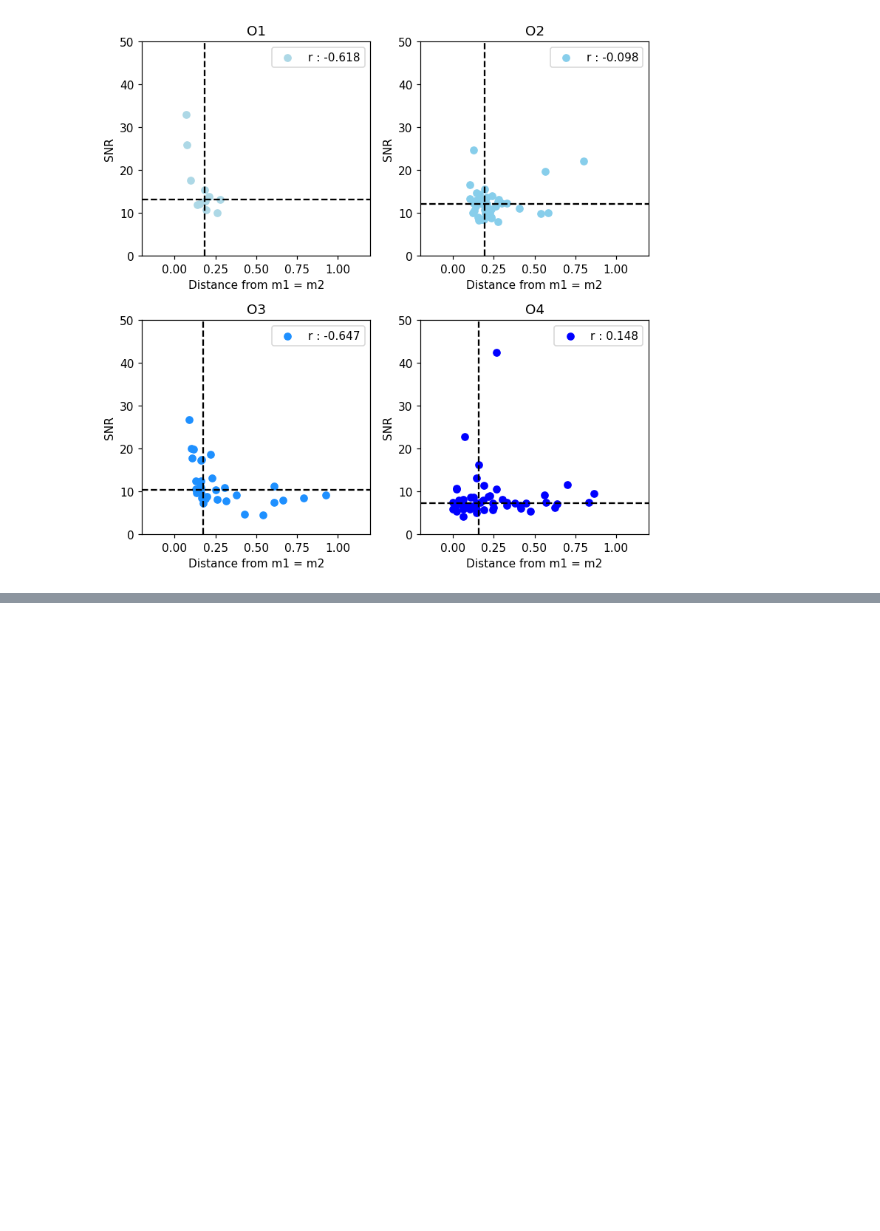
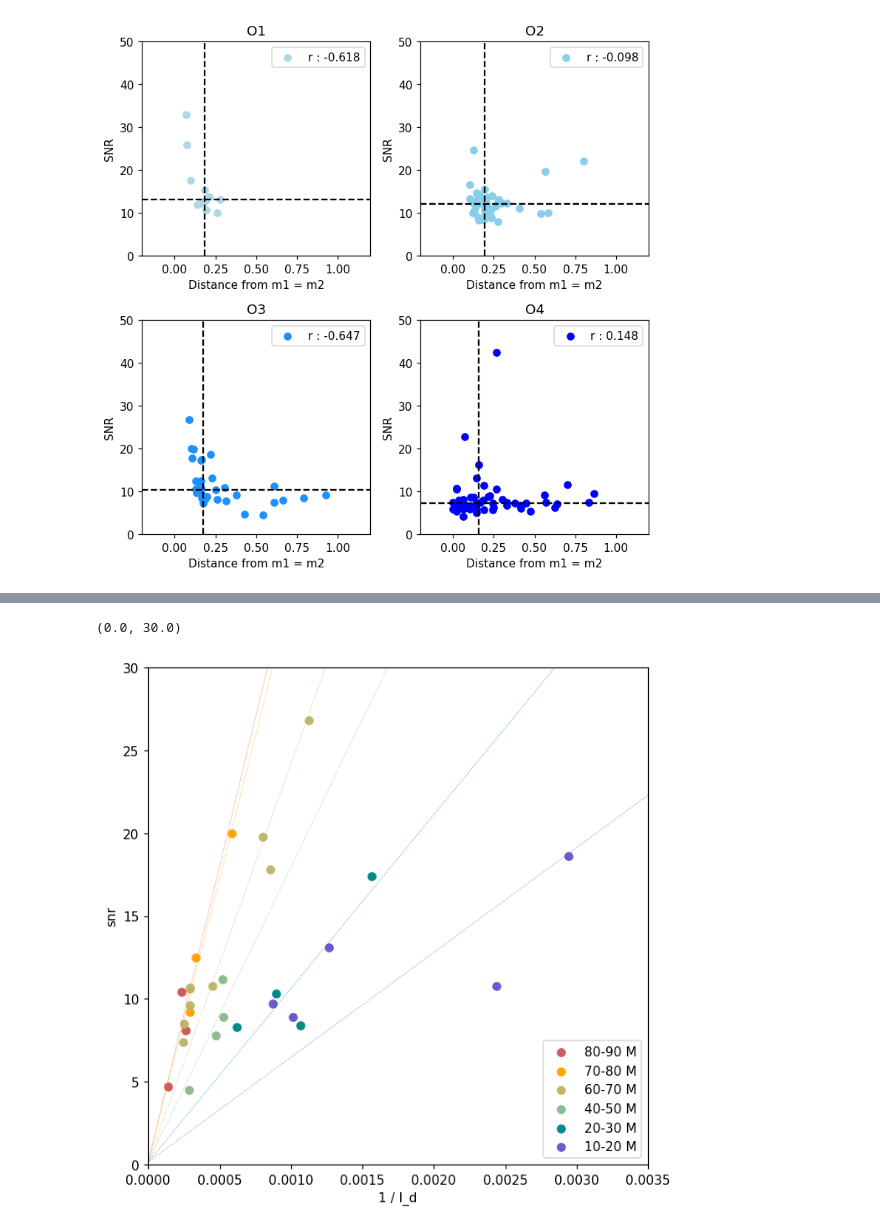
Before and after one commit to AndrewValentini/Gravitational-Waves-Research-23-24, a Jupyter notebook: Data Analysis/O1-O4.ipynb, the cells around one changed output, grey strips where cells are left out. Drawn from its saved outputs; the diff is of its cells as text; code cells hidden in the pictures; blank space fills up the shorter version.

```diff
--- a/Data Analysis/O1-O4.ipynb
+++ b/Data Analysis/O1-O4.ipynb
@@ -869,0 +874,45 @@ I wonder if taking just the diffrence and normalizing the dataset would lead to
+# %%
+def calculate_slope(x, y, min_y):
+    y_reduced = y - min_y
+
+    x = x[:,np.newaxis]
+    a, _, _, _ = np.linalg.lstsq(x, y_reduced, rcond=None)
+
+    return a[0]
+# %%
+fig, ax = plt.subplots(1, 1, figsize=(7, 7), dpi=110)
+
+min_SNR = 0
+
+# setting bins
+bin_lows = [80, 70, 60, 40, 20, 10]
+bin_highs = [90, 80, 70, 50, 30, 20]
+colors = ["indianred", "orange", "darkkhaki", "darkseagreen", "darkcyan", "slateblue"]
+
+i = 0
+for low, high, color in zip(bin_lows, bin_highs, colors):
+    values = O3_all[O3_all["M_tot"] >= low]
+    values = values[values["M_tot"] <= high]
+    a = calculate_slope(1 / values["luminosity_distance"], values["network_matched_filter_snr"], min_SNR)
+    if i == 0:
+        a, b = np.polyfit(1 / values["luminosity_distance"], values["network_matched_filter_snr"], 1)
+        min_SNR = b
+
+    ax.scatter(1 / values["luminosity_distance"], values["network_matched_filter_snr"], color=color, label=f"{low}-{high} M")
+
+    line_values = np.array([0, 1])
+
+    ax.plot(line_values, a * line_values + min_SNR, color=color, linestyle=":", linewidth=0.5)
+
+    i += 1
+
+ax.legend()
+
+ax.set_xlabel("1 / l_d")
+ax.set_ylabel("snr")
+
+ax.set_xlim(0, 0.0035)
+ax.set_ylim(0, 30)
+# %% [output]
+(0.0, 30.0)
+[figure, added]
```
Also changed, not shown: parts of 3 cells of this notebook.
